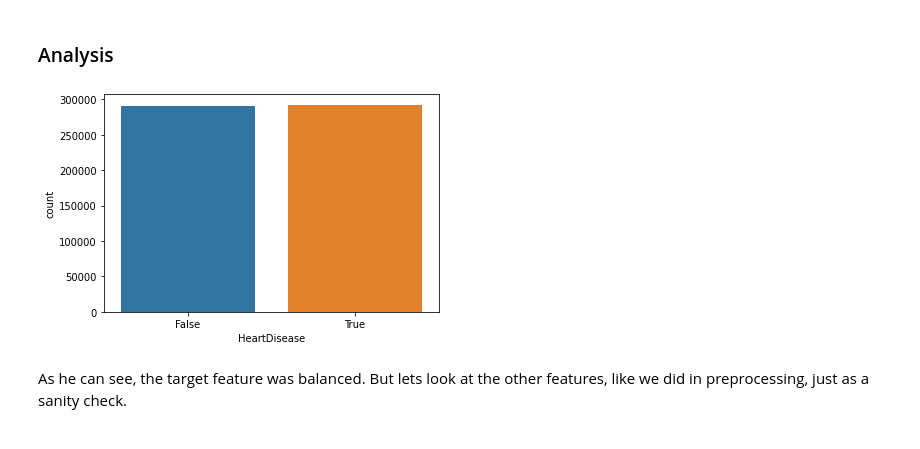
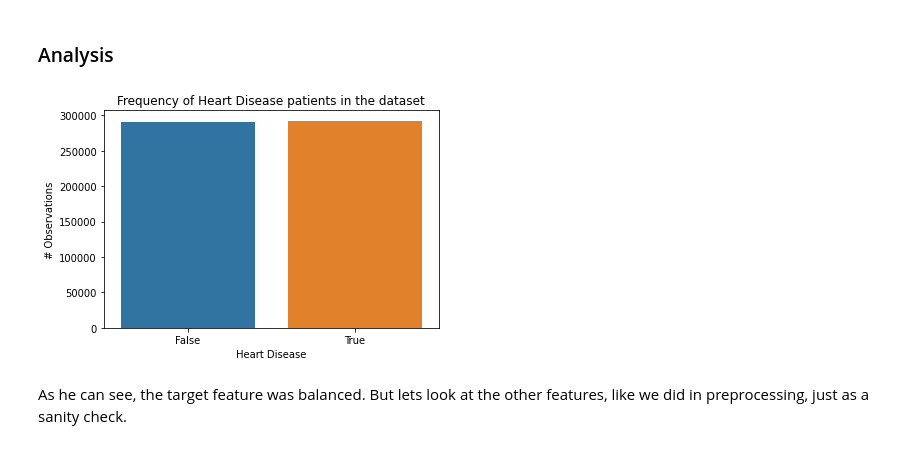
Before and after one commit to Portugapt/AAA-Explainability, a Jupyter notebook: source/2_preparation/2_heart_processing.ipynb, the cells around one changed output. Cells and saved outputs as stored; diff of their text form; code cells hidden in the pictures.

```diff
--- a/source/2_preparation/2_heart_processing.ipynb
+++ b/source/2_preparation/2_heart_processing.ipynb
@@ -148,9 +148,12 @@ if _LOAD_IMBALANCED_DATA:
 ### Analysis
 # %%
 if _USE_IMBALANCE_DATASET:
-    sns.countplot(x = heartDisease_imbalance['HeartDisease'])
+    ax = sns.countplot(x = heartDisease_imbalance['HeartDisease'])
+    ax.set(xlabel='Heart Disease', ylabel='# Observations', title = "Frequency of Heart Disease patients in the dataset")
+    fig = ax.get_figure()
+    fig.savefig(f'heart_imbalance_targetCount.png')
 # %% [output]
-[figure, old version]
+[figure, new version]
 # %% [markdown]
 As he can see, the target feature was balanced. But lets look at the other features, like we did in preprocessing, just as a sanity check.
 # %%
```
Also changed, not shown: parts of 1 cell of this notebook, 9 other files.
